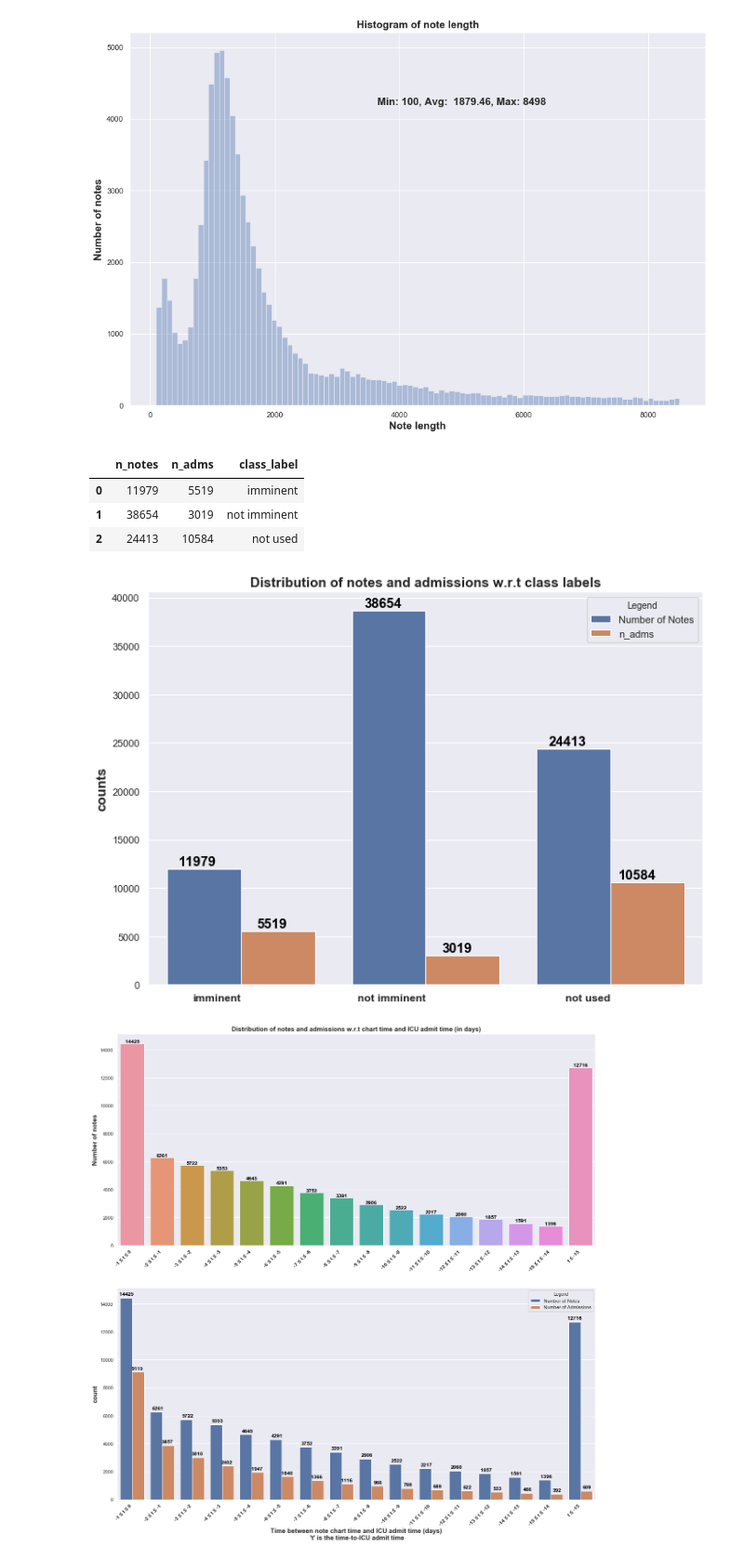
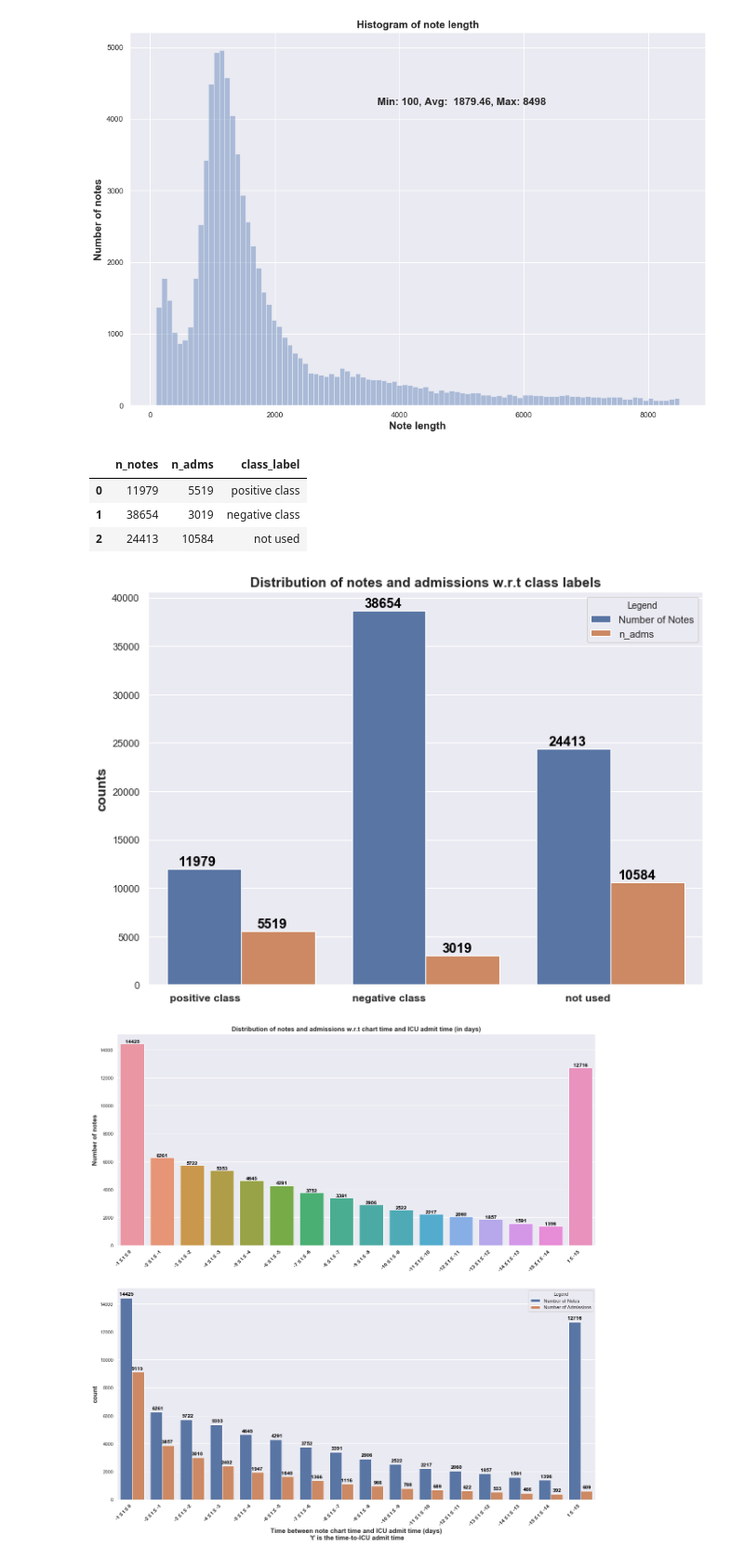
Before and after one commit to sudarshan85/mimic_extraction, a Jupyter notebook: first_icu_pred/nb/notes_plot.ipynb, the cells around one changed output. Shown: that part at 93% size. Drawn from its saved outputs; the diff is of its cells as text; code cells hidden in the pictures.

```diff
--- a/first_icu_pred/nb/notes_plot.ipynb
+++ b/first_icu_pred/nb/notes_plot.ipynb
@@ -214,15 +214,15 @@ select count(distinct text) as n_notes, count(distinct hadm_id) as n_adms, class
 """
 df = pd.read_sql_query(query, con)
 # %%
-# desc = ['not used', 'negative class', 'positive class']
-# df['class_label'] = desc
-# df = df.reindex([2,1,0])
-# df.reset_index(inplace=True, drop=True)
+desc = ['not used', 'negative class', 'positive class']
+df['class_label'] = desc
+df = df.reindex([2,1,0])
+df.reset_index(inplace=True, drop=True)
 df
 # %% [output]
 |  | n_notes | n_adms | class_label |
-| 0 | 11979 | 5519 | imminent |
-| 1 | 38654 | 3019 | not imminent |
+| 0 | 11979 | 5519 | positive class |
+| 1 | 38654 | 3019 | negative class |
 | 2 | 24413 | 10584 | not used |
 # %%
 mdf = df.copy()
@@ -243,7 +243,7 @@ for index, row in mdf.iterrows():
     else:
         ax.text(index % (len(mdf)//2)+0.25, row['counts']+50, str(row['counts']), color='black', ha='right', va='bottom', fontweight='bold', fontsize=15)
 # %% [output]
-[figure, old version]
+[figure, new version]
 # %%
 def plot_intervals_all(df, mdf):
     fig, ax = plt.subplots(2, 1, figsize=(20, 20))
```
Also changed, not shown: parts of 2 cells of this notebook, 2 other files.
